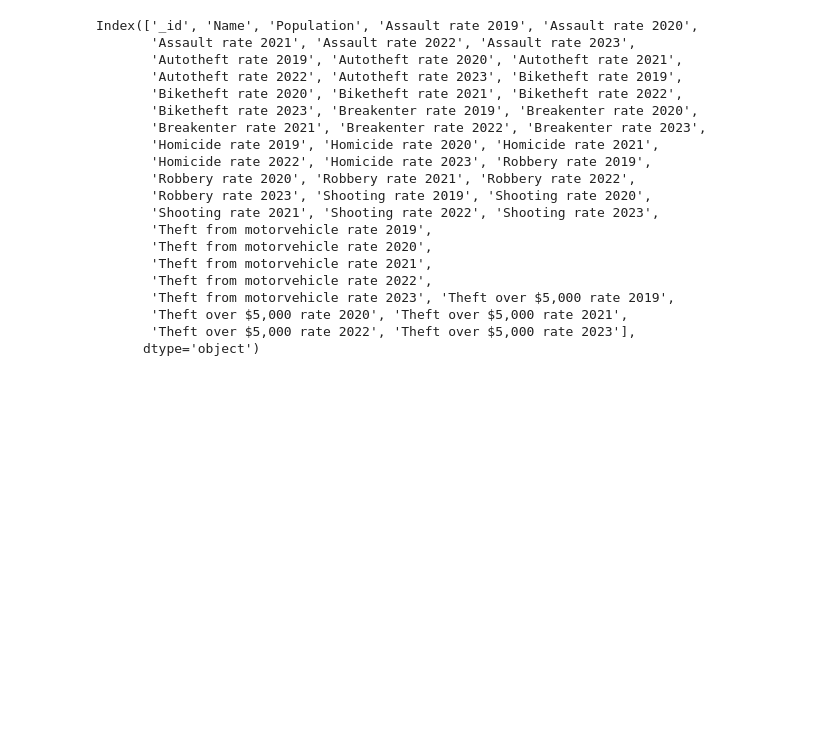
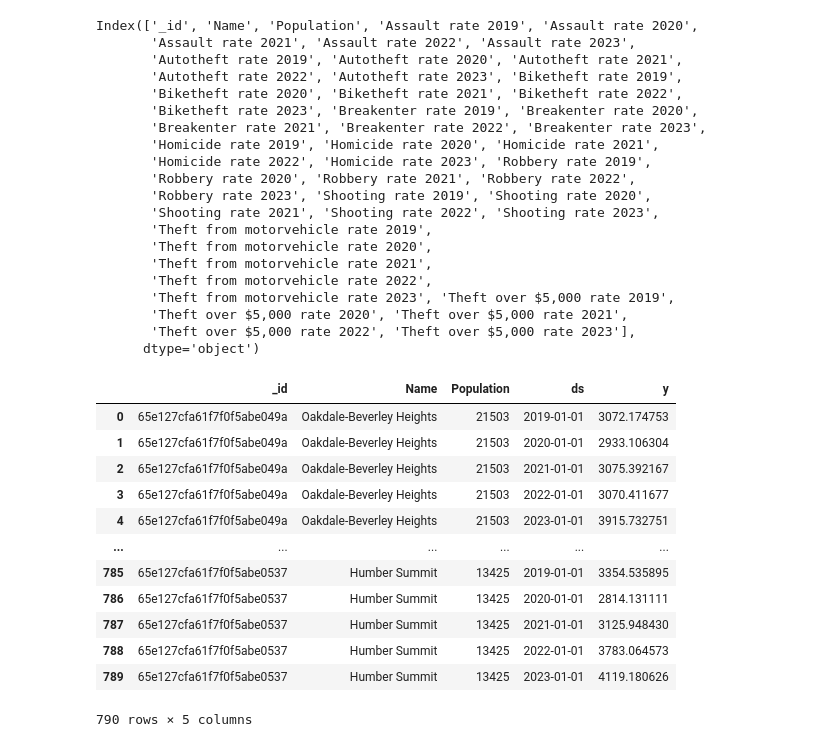
Before and after one commit to Esi-Akotia/toronto-neighbourhoods-proj4, a Jupyter notebook: Crime_ML.ipynb, the cells around one changed output. Saved outputs shown, nothing was run; the diff lists cells and outputs as text; code cells hidden in the pictures; blank space fills up the shorter version.

```diff
--- a/Crime_ML.ipynb
+++ b/Crime_ML.ipynb
@@ -69,3 +65,74 @@ Index(['_id', 'Name', 'Population', 'Assault rate 2019', 'Assault rate 2020',
        'Theft over $5,000 rate 2020', 'Theft over $5,000 rate 2021',
        'Theft over $5,000 rate 2022', 'Theft over $5,000 rate 2023'],
       dtype='object')
+# %%
+# Reshape the data
+crime_types = ['Assault', 'Autotheft', 'Biketheft', 'Breakenter', 'Homicide', 'Robbery', 'Shooting',
+               'Theft from motorvehicle', 'Theft over $5,000']
+
+# Define a list to store the reshaped DataFrames
+reshaped_dfs = []
+
+# Loop over each crime type
+for crime_type in crime_types:
+    # Filter columns relevant to the crime type
+    crime_cols = [col for col in crime_data.columns if crime_type.lower() in col.lower()]
+    crime_df = crime_data[['Name', 'Population'] + crime_cols].copy()
+
+    # Melt the DataFrame to reshape it
+    crime_df_melted = crime_df.melt(id_vars=['Name', 'Population'], var_name='Year', value_name='rate')
+
+    # Add crime type column
+    crime_df_melted['crime_type'] = crime_type
+
+    # Append to the list
+    reshaped_dfs.append(crime_df_melted)
+
+# Concatenate all the DataFrames in the list
+reshaped_df = pd.concat(reshaped_dfs)
+
+# Reshape Data
+id_vars = ['_id', 'Name', 'Population']  # Columns to keep as is
+crime_rates = ['Assault', 'Autotheft', 'Biketheft', 'Breakenter', 'Homicide', 'Robbery', 'Shooting',
+               'Theft from motorvehicle', 'Theft over $5,000']  # Crime types
+
+# Create an empty list to store individual crime type dataframes
+crime_type_dfs = []
+
+# Loop through each crime type and reshape the data
+for crime_type in crime_rates:
+    # Melt the dataframe to convert from wide to long format for the current crime type
+    melted_crime_data = pd.melt(crime_data, id_vars=id_vars, value_vars=[f'{crime_type} rate {year}' for year in range(2019, 2024)], var_name='CrimeYear', value_name='CrimeRate')
+    melted_crime_data['CrimeType'] = crime_type  # Add a column for crime type
+    crime_type_dfs.append(melted_crime_data)
+
+# Combine all individual crime type dataframes into a single dataframe
+crime_data_long = pd.concat(crime_type_dfs, ignore_index=True)
+
+# Extract year from CrimeYear column
+crime_data_long['Year'] = crime_data_long['CrimeYear'].str.extract('(\d{4})')
+
+# Prepare data for Prophet modeling
+crime_data_long['ds'] = pd.to_datetime(crime_data_long['Year'], format='%Y')
+crime_data_long.rename(columns={'CrimeRate': 'y'}, inplace=True)  # Rename 'CrimeRate' column to 'y'
+
+# Drop unnecessary columns
+crime_data_long.drop(['CrimeYear', 'Year'], axis=1, inplace=True)
+
+# Group by neighborhood and date, then aggregate the crime rates
+aggregated_crime_data = crime_data_long.groupby(['_id', 'Name', 'Population', 'ds']).agg({'y': 'sum'}).reset_index()
+aggregated_crime_data
+# %% [output]
+|  | _id | Name | Population | ds | y |
+| 0 | 65e127cfa61f7f0f5abe049a | Oakdale-Beverley Heights | 21503 | 2019-01-01 | 3072.174753 |
+| 1 | 65e127cfa61f7f0f5abe049a | Oakdale-Beverley Heights | 21503 | 2020-01-01 | 2933.106304 |
+| 2 | 65e127cfa61f7f0f5abe049a | Oakdale-Beverley Heights | 21503 | 2021-01-01 | 3075.392167 |
+| 3 | 65e127cfa61f7f0f5abe049a | Oakdale-Beverley Heights | 21503 | 2022-01-01 | 3070.411677 |
+| 4 | 65e127cfa61f7f0f5abe049a | Oakdale-Beverley Heights | 21503 | 2023-01-01 | 3915.732751 |
+| ... | ... | ... | ... | ... | ... |
+| 785 | 65e127cfa61f7f0f5abe0537 | Humber Summit | 13425 | 2019-01-01 | 3354.535895 |
+| 786 | 65e127cfa61f7f0f5abe0537 | Humber Summit | 13425 | 2020-01-01 | 2814.131111 |
+| 787 | 65e127cfa61f7f0f5abe0537 | Humber Summit | 13425 | 2021-01-01 | 3125.948430 |
+| 788 | 65e127cfa61f7f0f5abe0537 | Humber Summit | 13425 | 2022-01-01 | 3783.064573 |
+| 789 | 65e127cfa61f7f0f5abe0537 | Humber Summit | 13425 | 2023-01-01 | 4119.180626 |
+790 rows × 5 columns
```
Also changed, not shown: parts of 4 cells of this notebook.
